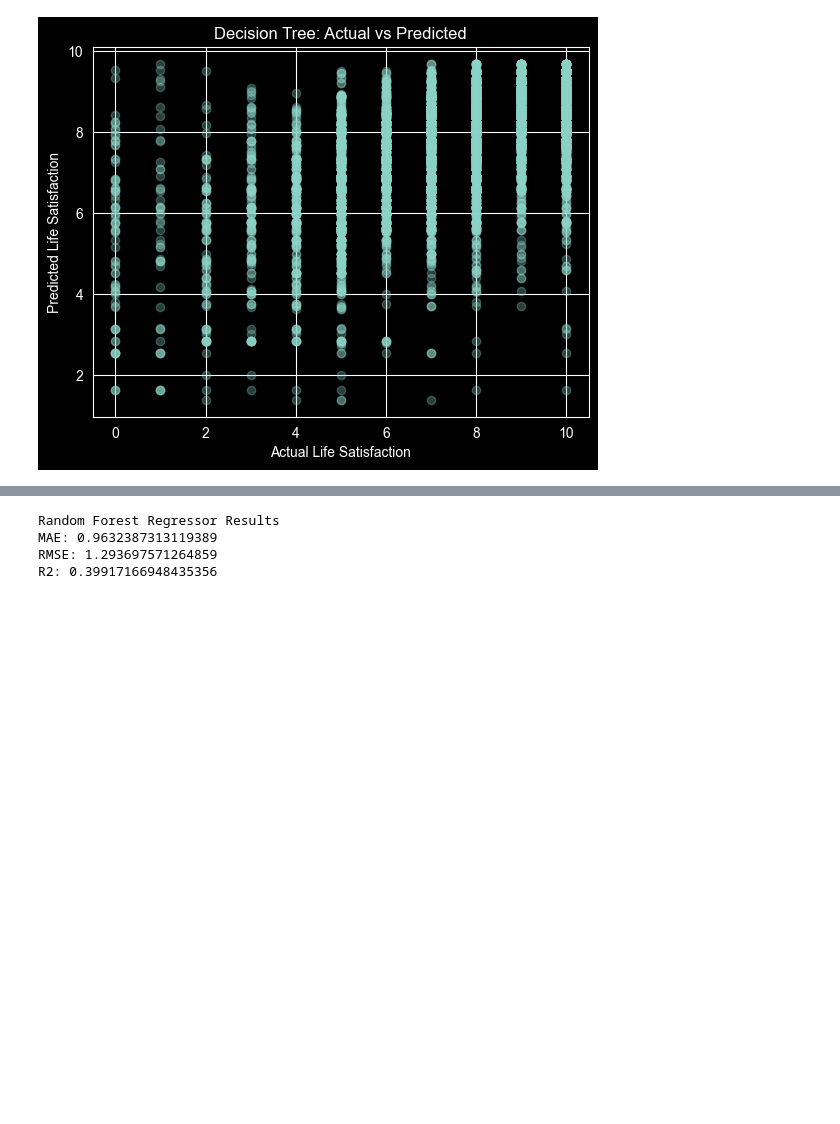
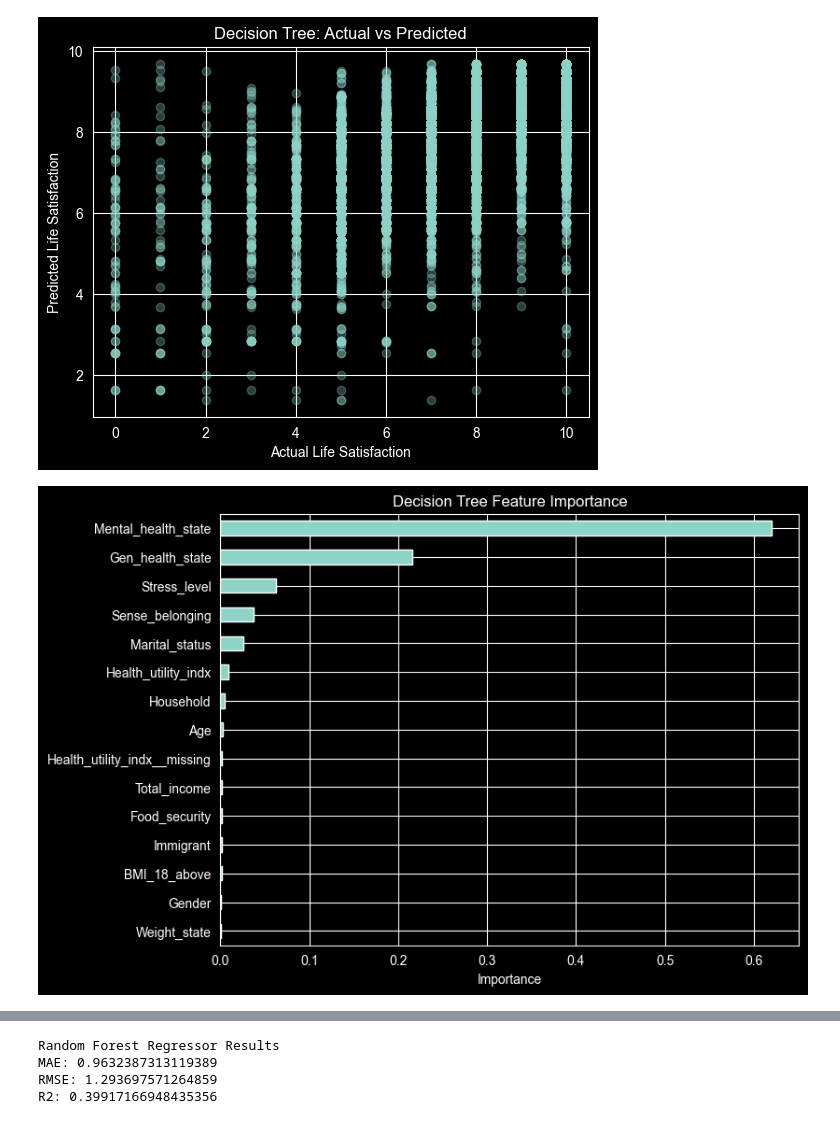
Before and after one commit to mateidiana/WellBeingModelling, a Jupyter notebook: notebooks/baseline_models/02_3_baseline_models_global_mh_patterns.ipynb, the cells around one changed output, grey strips where cells are left out. Cells and saved outputs as stored; diff of their text form; code cells hidden in the pictures; blank space fills up the shorter version.

```diff
--- a/notebooks/baseline_models/02_3_baseline_models_global_mh_patterns.ipynb
+++ b/notebooks/baseline_models/02_3_baseline_models_global_mh_patterns.ipynb
@@ -155,3 +201,15 @@ plt.title("Decision Tree: Actual vs Predicted")
 plt.show()
 # %% [output]
 [figure]
+# %%
+tree_importance = pd.Series(
+    tree.feature_importances_,
+    index=X.columns
+).sort_values(ascending=False)
+
+tree_importance.head(15).sort_values().plot(kind="barh", figsize=(8, 6))
+plt.title("Decision Tree Feature Importance")
+plt.xlabel("Importance")
+plt.show()
+# %% [output]
+[figure, added]
```
Also changed, not shown: parts of 8 cells of this notebook, 2 other files.
